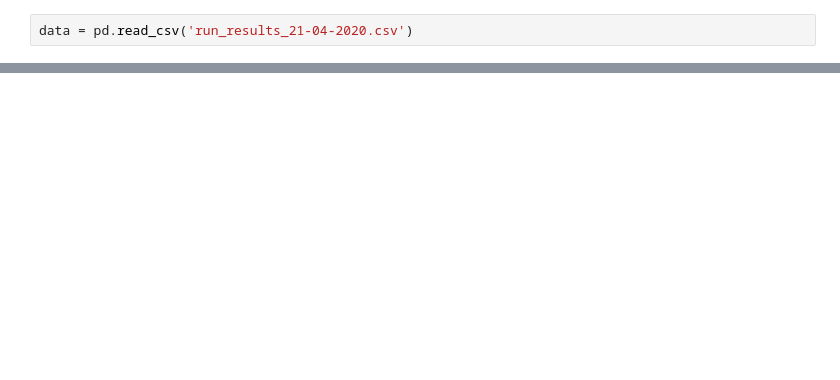
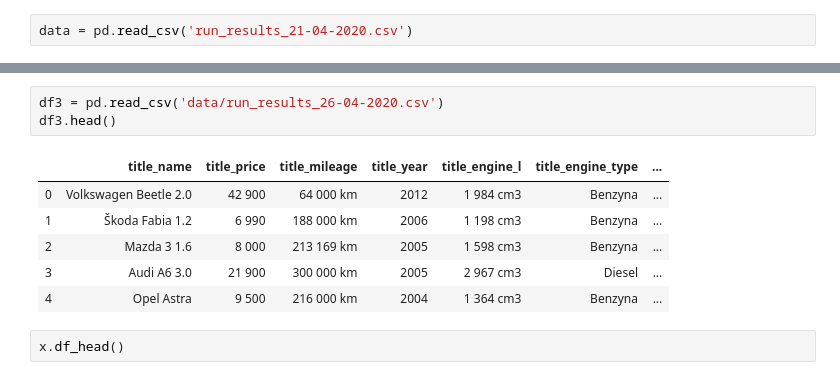
Before and after one commit to TomekQ13/Car_purchase, a Jupyter notebook: car_purchase_preprocessing.ipynb, the cells around one changed output, grey strips where cells are left out. Saved outputs shown, nothing was run; the diff lists cells and outputs as text; blank space fills up the shorter version.

```diff
--- a/car_purchase_preprocessing.ipynb
+++ b/car_purchase_preprocessing.ipynb
@@ -30,0 +142,12 @@ data.head()
+# %%
+df3 = pd.read_csv('data/run_results_26-04-2020.csv')
+df3.head()
+# %% [output]
+|  | title_name | title_price | title_mileage | title_year | title_engine_l | title_engine_type | ... |
+| 0 | Volkswagen Beetle 2.0 | 42 900 | 64 000 km | 2012 | 1 984 cm3 | Benzyna | ... |
+| 1 | Škoda Fabia 1.2 | 6 990 | 188 000 km | 2006 | 1 198 cm3 | Benzyna | ... |
+| 2 | Mazda 3 1.6 | 8 000 | 213 169 km | 2005 | 1 598 cm3 | Benzyna | ... |
+| 3 | Audi A6 3.0 | 21 900 | 300 000 km | 2005 | 2 967 cm3 | Diesel | ... |
+| 4 | Opel Astra | 9 500 | 216 000 km | 2004 | 1 364 cm3 | Benzyna | ... |
+# %%
+x.df_head()
```
Also changed, not shown: parts of 13 cells of this notebook.
